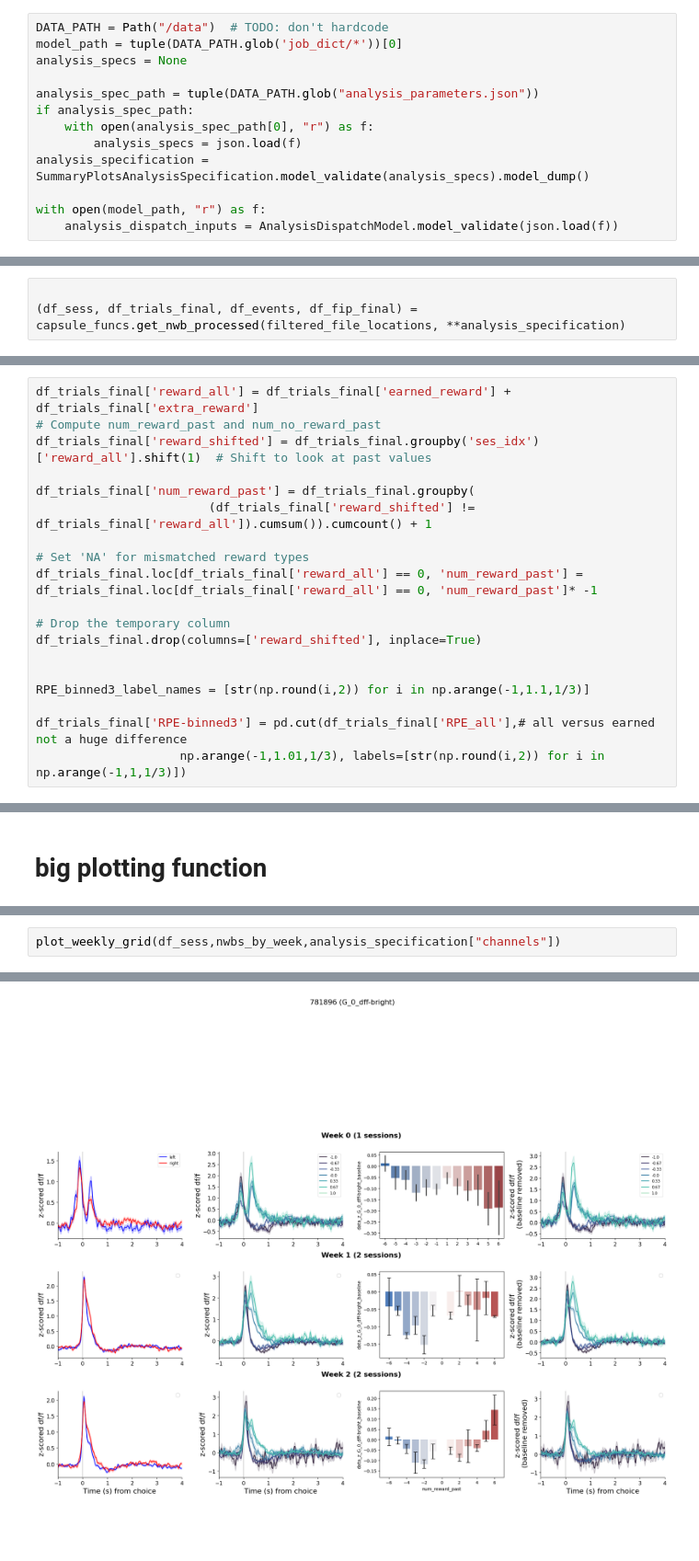
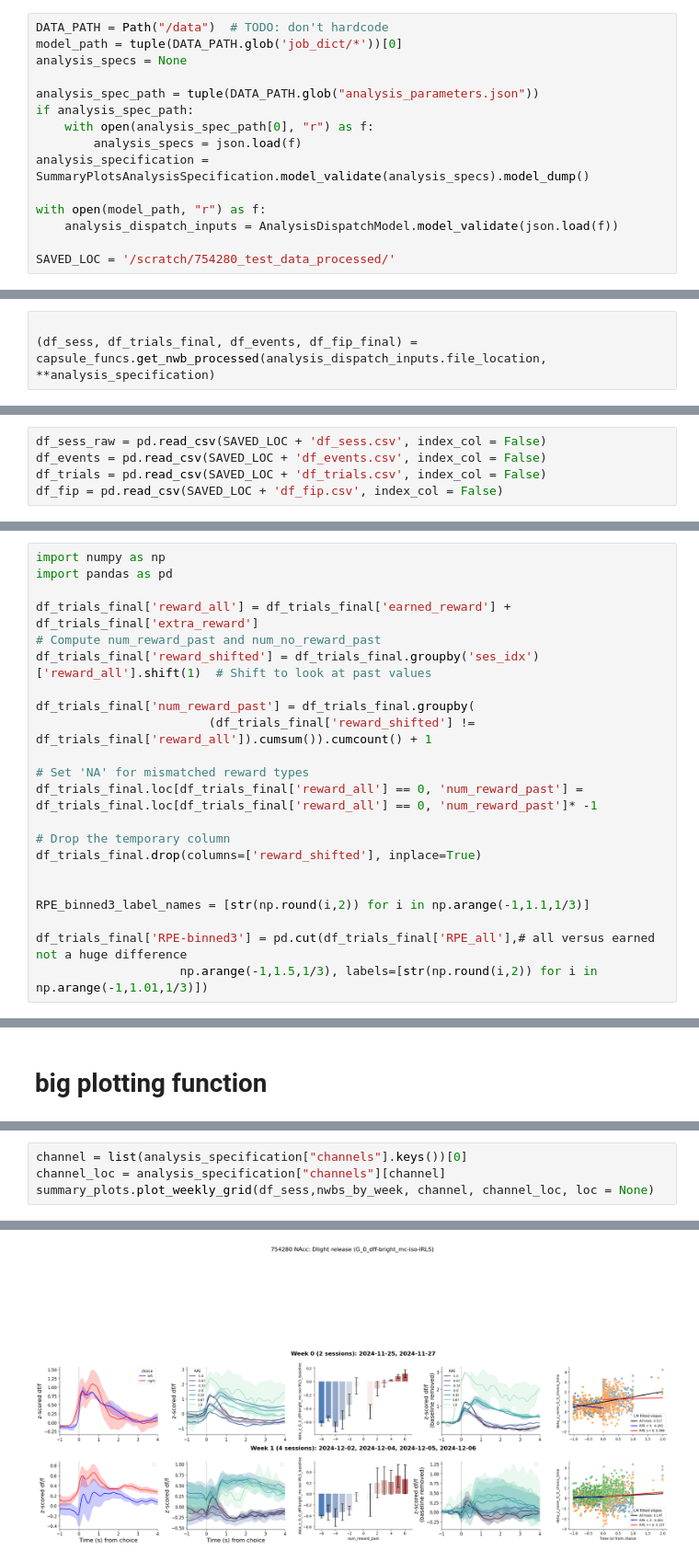
Before and after one commit to rachelstephlee/rachel-grouped-aind-analysis-wrapper, a Jupyter notebook: code/analysis_wrapper/test.ipynb, the cells around one changed output, grey strips where cells are left out. Shown at 92% size. Saved outputs shown, nothing was run; the diff lists cells and outputs as text; blank space fills up the shorter version.

```diff
--- a/code/analysis_wrapper/test.ipynb
+++ b/code/analysis_wrapper/test.ipynb
@@ -37,3 +41,5 @@ analysis_specification = SummaryPlotsAnalysisSpecification.model_validate(analys
 
 with open(model_path, "r") as f:
     analysis_dispatch_inputs = AnalysisDispatchModel.model_validate(json.load(f))
+
+SAVED_LOC = '/scratch/754280_test_data_processed/'
@@ -68,4 +49,4 @@ reload(capsule_funcs)
 # %%
 
-(df_sess, df_trials_final, df_events, df_fip_final) = capsule_funcs.get_nwb_processed(filtered_file_locations, **analysis_specification)
+(df_sess, df_trials_final, df_events, df_fip_final) = capsule_funcs.get_nwb_processed(analysis_dispatch_inputs.file_location, **analysis_specification)
 # %% [output]
@@ -122,0 +110,5 @@ df_trials_final_saved = df_trials_final.copy()
+# %%
+df_sess_raw = pd.read_csv(SAVED_LOC + 'df_sess.csv', index_col = False)
+df_events = pd.read_csv(SAVED_LOC + 'df_events.csv', index_col = False)
+df_trials = pd.read_csv(SAVED_LOC + 'df_trials.csv', index_col = False)
+df_fip = pd.read_csv(SAVED_LOC + 'df_fip.csv', index_col = False)
@@ -125,4 +146,7 @@ df_trials_final_saved = df_trials_final.copy()
 # %%
+import numpy as np
+import pandas as pd
+
 df_trials_final['reward_all'] = df_trials_final['earned_reward'] + df_trials_final['extra_reward']
 # Compute num_reward_past and num_no_reward_past
 df_trials_final['reward_shifted'] = df_trials_final.groupby('ses_idx')['reward_all'].shift(1)  # Shift to look at past values
@@ -140,7 +164,7 @@ df_trials_final.drop(columns=['reward_shifted'], inplace=True)
 RPE_binned3_label_names = [str(np.round(i,2)) for i in np.arange(-1,1.1,1/3)]
 
 df_trials_final['RPE-binned3'] = pd.cut(df_trials_final['RPE_all'],# all versus earned not a huge difference
-                    np.arange(-1,1.01,1/3), labels=[str(np.round(i,2)) for i in np.arange(-1,1,1/3)])
+                    np.arange(-1,1.5,1/3), labels=[str(np.round(i,2)) for i in np.arange(-1,1.01,1/3)])
 # %%
 
 (df_sess, nwbs_by_week) = analysis_util.get_dummy_nwbs_by_week(df_sess, df_trials_final, df_events, df_fip_final)
@@ -415,3 +395,5 @@ def plot_weekly_grid(df_sess,nwbs_by_week, channel, loc=None):
 # %%
-plot_weekly_grid(df_sess,nwbs_by_week,analysis_specification["channels"])
+channel = list(analysis_specification["channels"].keys())[0]
+channel_loc = analysis_specification["channels"][channel]
+summary_plots.plot_weekly_grid(df_sess,nwbs_by_week, channel, channel_loc, loc = None)
 # %% [output]
@@ -426 +406 @@ plot_weekly_grid(df_sess,nwbs_by_week,analysis_specification["channels"])
-[figure, old version]
+[figure, new version]
```
Also changed, not shown: parts of 32 cells of this notebook, 5 other files.
